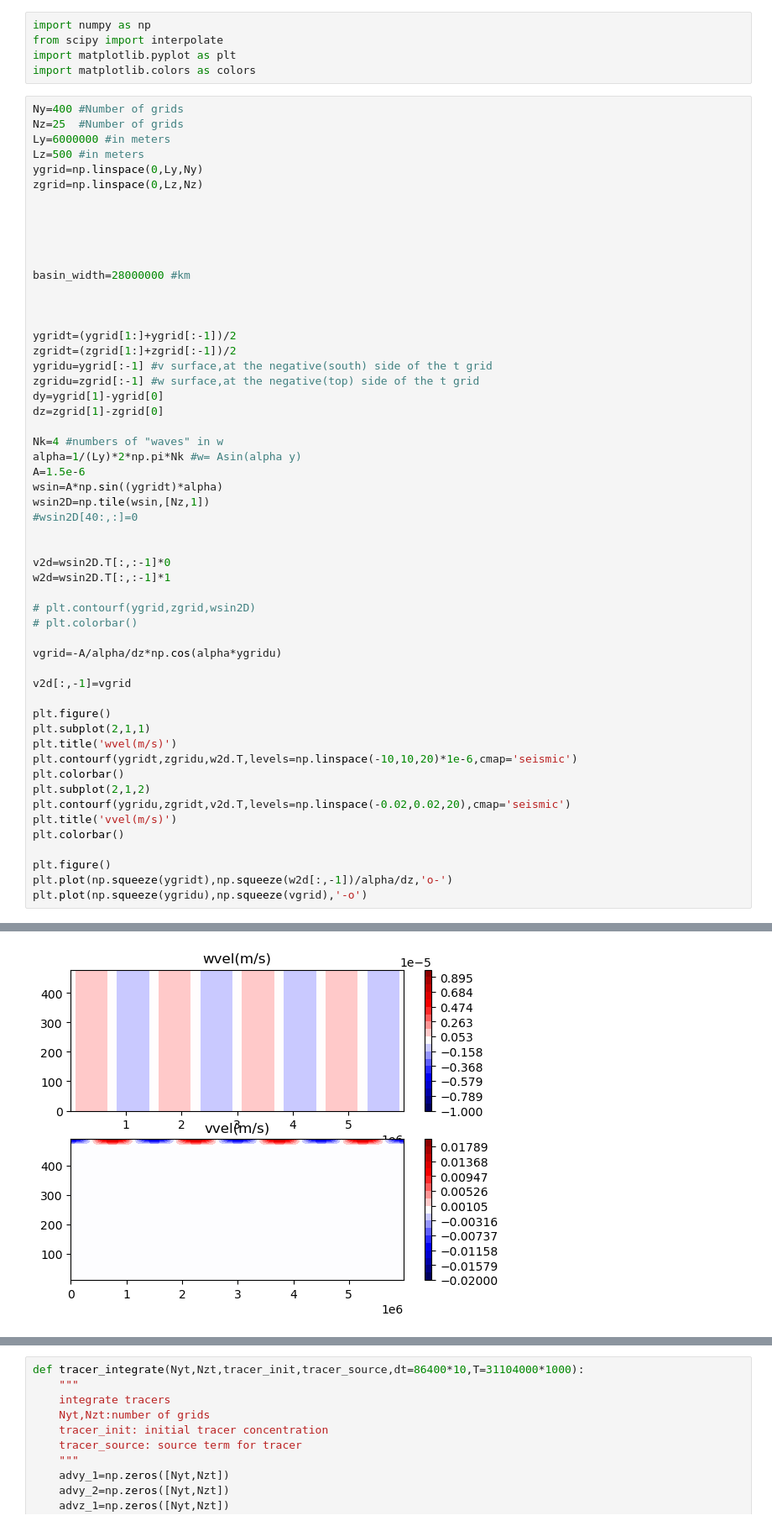
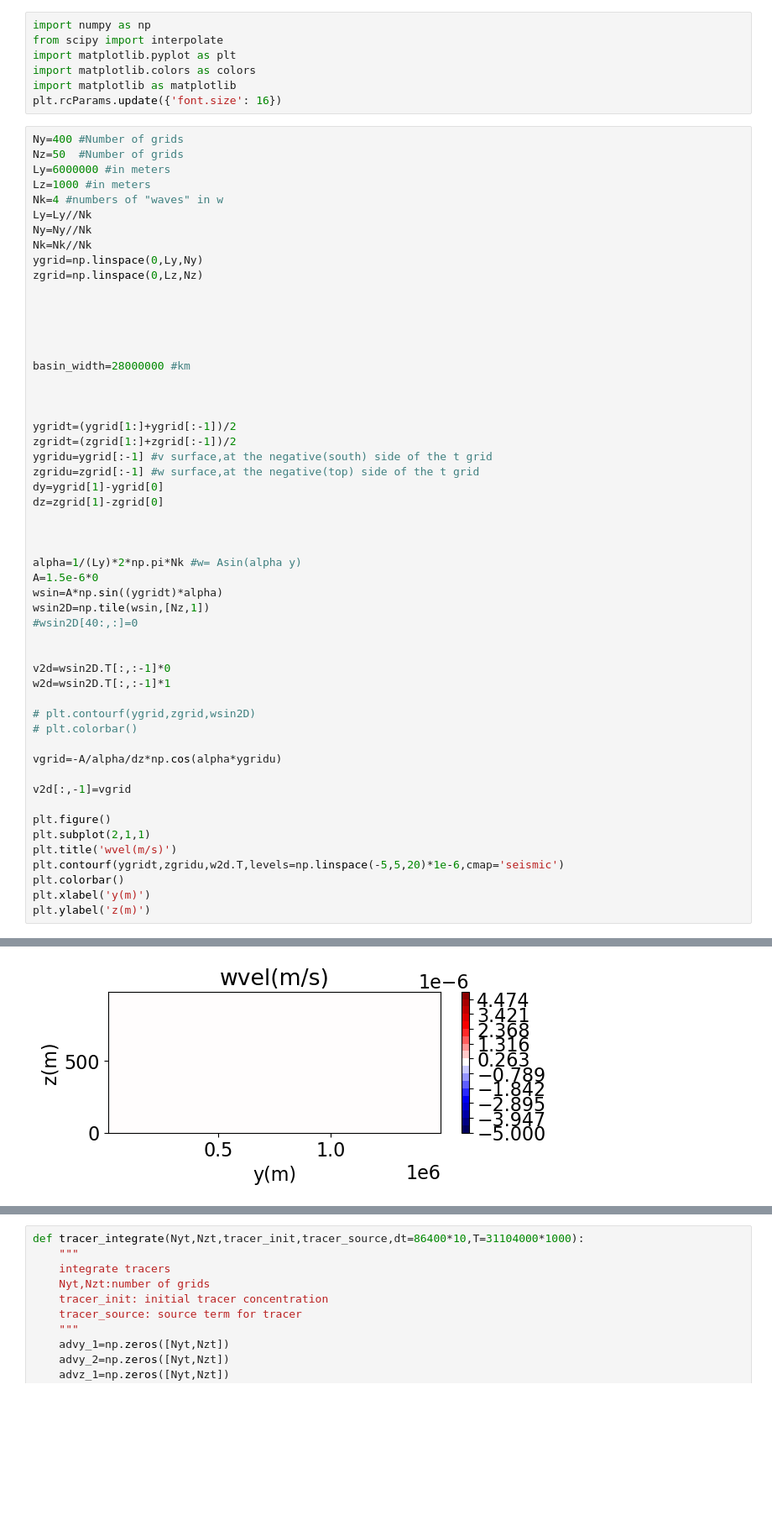
Before and after one commit to anthony-meza/test_age_framework, a Jupyter notebook: shear_dispersion.ipynb, the cells around one changed output, grey strips where cells are left out. Shown at 84% size. Drawn from its saved outputs; the diff is of its cells as text; blank space fills up the shorter version.

```diff
--- a/shear_dispersion.ipynb
+++ b/shear_dispersion.ipynb
@@ -3,11 +3,17 @@ import numpy as np
 from scipy import interpolate
 import matplotlib.pyplot as plt
 import matplotlib.colors as colors
+import matplotlib as matplotlib
+plt.rcParams.update({'font.size': 16})
 # %%
 Ny=400 #Number of grids
-Nz=25  #Number of grids
+Nz=50  #Number of grids
 Ly=6000000 #in meters
-Lz=500 #in meters
+Lz=1000 #in meters
+Nk=4 #numbers of "waves" in w
+Ly=Ly//Nk
+Ny=Ny//Nk
+Nk=Nk//Nk
 ygrid=np.linspace(0,Ly,Ny)
 zgrid=np.linspace(0,Lz,Nz)
 
@@ -26,9 +32,10 @@ zgridu=zgrid[:-1] #w surface,at the negative(top) side of the t grid
 dy=ygrid[1]-ygrid[0]
 dz=zgrid[1]-zgrid[0]
 
-Nk=4 #numbers of "waves" in w
+
+
 alpha=1/(Ly)*2*np.pi*Nk #w= Asin(alpha y)
-A=1.5e-6
+A=1.5e-6*0
 wsin=A*np.sin((ygridt)*alpha)
 wsin2D=np.tile(wsin,[Nz,1])
 #wsin2D[40:,:]=0
@@ -47,14 +54,8 @@ v2d[:,-1]=vgrid
 plt.figure()
 plt.subplot(2,1,1)
 plt.title('wvel(m/s)')
-plt.contourf(ygridt,zgridu,w2d.T,levels=np.linspace(-10,10,20)*1e-6,cmap='seismic')
+plt.contourf(ygridt,zgridu,w2d.T,levels=np.linspace(-5,5,20)*1e-6,cmap='seismic')
 plt.colorbar()
-plt.subplot(2,1,2)
-plt.contourf(ygridu,zgridt,v2d.T,levels=np.linspace(-0.02,0.02,20),cmap='seismic')
-plt.title('vvel(m/s)')
-plt.colorbar()
-
-plt.figure()
-plt.plot(np.squeeze(ygridt),np.squeeze(w2d[:,-1])/alpha/dz,'o-')
-plt.plot(np.squeeze(ygridu),np.squeeze(vgrid),'-o')
+plt.xlabel('y(m)')
+plt.ylabel('z(m)')
 # %% [output]
@@ -62 +63 @@ plt.plot(np.squeeze(ygridu),np.squeeze(vgrid),'-o')
-[figure, old version]
+[figure, new version]
```
Also changed, not shown: parts of 47 cells of this notebook, 3 other files.
